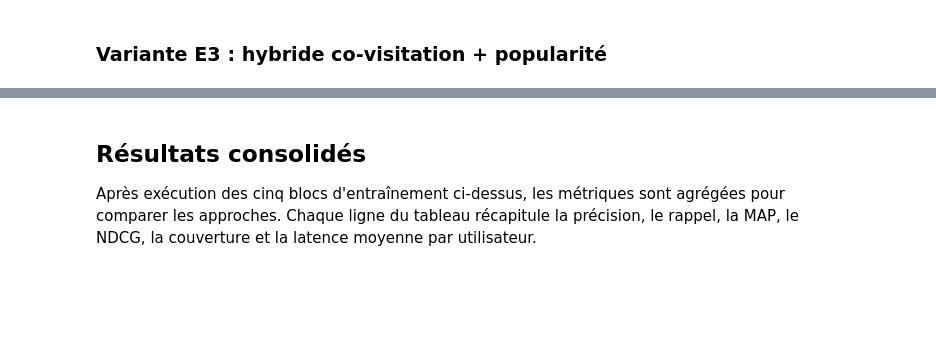
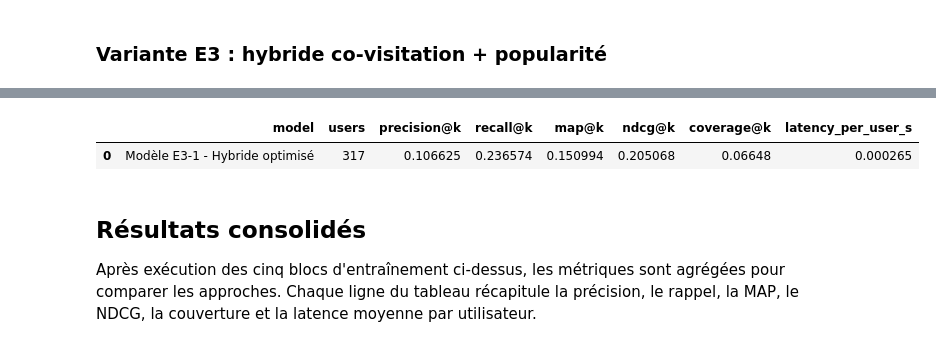
Before and after one commit to scude/Ai-engineer-formation-project-10, a Jupyter notebook: notebooks/notebook.ipynb, the cells around one changed output, grey strips where cells are left out. Saved outputs shown, nothing was run; the diff lists cells and outputs as text; code cells hidden in the pictures; blank space fills up the shorter version.

Commit message:
feat(notebook): Add optuna experiment

```diff
--- a/notebooks/notebook.ipynb
+++ b/notebooks/notebook.ipynb
@@ -1104,0 +1189,82 @@ pd.DataFrame([E3_result])
+# %%
+from __future__ import annotations
+
+from typing import Any, Dict, Callable
+import optuna
+from optuna.samplers import TPESampler
+from optuna.pruners import MedianPruner
+
+RANDOM_SEED = 42
+N_TRIALS = 1000
+BASELINE_LATENCY_S = 0.05  # ajuste si tu as une baseline mesurée
+
+def composite_score(
+    eval_result: Dict[str, float],
+    baseline_latency_s: float,
+    w_ndcg: float = 1.0,
+    w_coverage: float = 0.2,
+    w_latency: float = 0.05,
+) -> float:
+    ndcg = float(eval_result["ndcg@k"])
+    coverage = float(eval_result["coverage@k"])
+    latency = float(eval_result["latency_per_user_s"])
+    latency_ratio = latency / max(baseline_latency_s, 1e-9)
+    return (w_ndcg * ndcg) + (w_coverage * coverage) - (w_latency * latency_ratio)
+
+def objective(trial: optuna.Trial) -> float:
+    alpha = trial.suggest_float("covisit_hybrid_alpha", 0.0, 1.0)
+    top_n_neighbors = trial.suggest_int("covisit_top_n_neighbors", 20, 1200, log=True)
+
+    recommend_fn, meta = build_hybrid_covisit_recommender(
+        train_df,
+        alpha=alpha,
+        top_n_neighbors=top_n_neighbors,
+        metric=CONFIG["covisit_similarity"],
+    )
+
+    eval_result = evaluate_model(
+        f"Modèle E3-1 - Hybride optuna (trial {trial.number})",
+        recommend_fn,
+        train_histories,
+        ground_truth,
+        candidate_items,
+        K,
+    )
+
+    # Stocker toutes les infos dans Optuna (évite les listes globales)
+    trial.set_user_attr("eval_result", eval_result)
+    trial.set_user_attr("meta", meta)
+
+    score = composite_score(eval_result, baseline_latency_s=BASELINE_LATENCY_S)
+    trial.report(score, step=0)
+    if trial.should_prune():
+        raise optuna.TrialPruned()
+    return score
+
+sampler = TPESampler(seed=RANDOM_SEED, multivariate=True, group=True)
+pruner = MedianPruner(n_startup_trials=50)
+
+study = optuna.create_study(direction="maximize", sampler=sampler, pruner=pruner)
+study.optimize(objective, n_trials=N_TRIALS, show_progress_bar=True)
+
+best_params = study.best_params
+best_trial = study.best_trial
+best_eval = best_trial.user_attrs["eval_result"]
+
+print("Meilleurs hyperparamètres :", best_params)
+print("Score optimisé :", study.best_value)
+
+# Rebuild final model with best params
+best_recommend, best_meta = build_hybrid_covisit_recommender(
+    train_df,
+    alpha=float(best_params["covisit_hybrid_alpha"]),
+    top_n_neighbors=int(best_params["covisit_top_n_neighbors"]),
+    metric=CONFIG["covisit_similarity"],
+)
+
+optimized_result = {**best_eval, "model": "Modèle E3-1 - Hybride optimisé"}
+results.append(optimized_result)
+step_results.append(optimized_result)
+
+pd.DataFrame([optimized_result])
+# %% [output]
@@ -1105,3 +1289,5 @@ pd.DataFrame([E3_result])
+|  | model | users | precision@k | recall@k | map@k | ndcg@k | coverage@k | latency_per_user_s |
+| 0 | Modèle E3-1 - Hybride optimisé | 317 | 0.106625 | 0.236574 | 0.150994 | 0.205068 | 0.06648 | 0.000265 |
 # %% [markdown]
 ## Résultats consolidés
 
```
Also changed, not shown: parts of 17 cells of this notebook.
